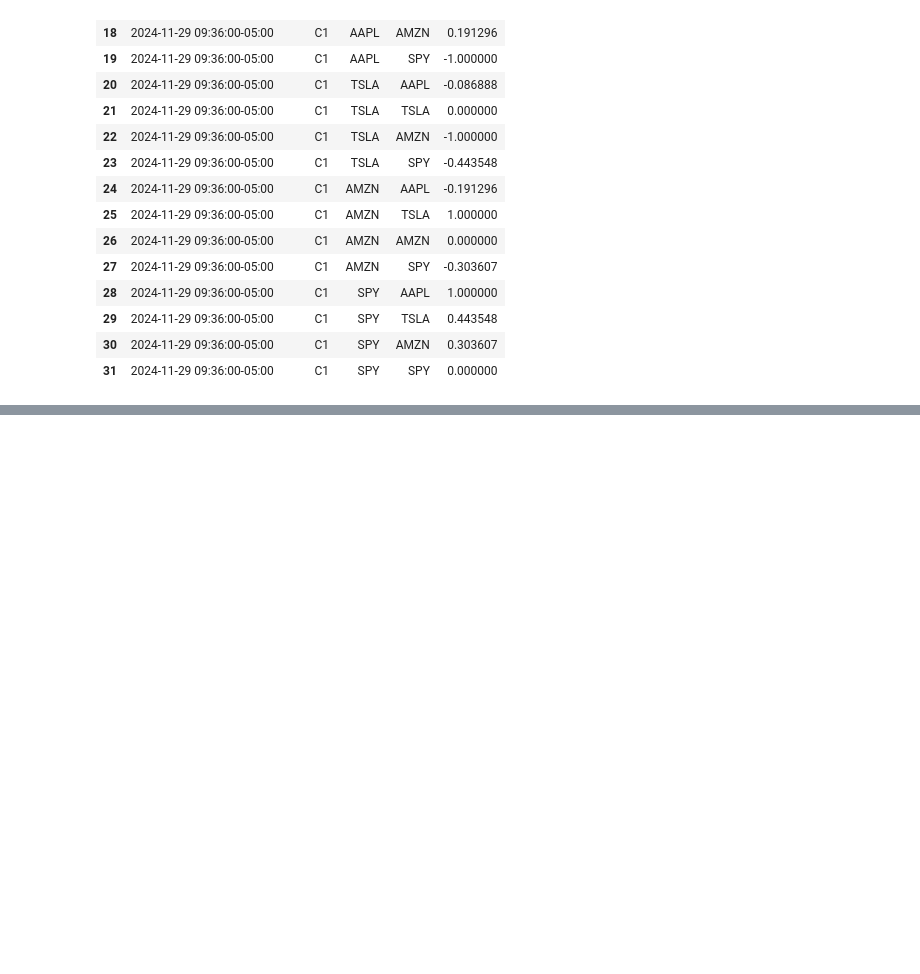
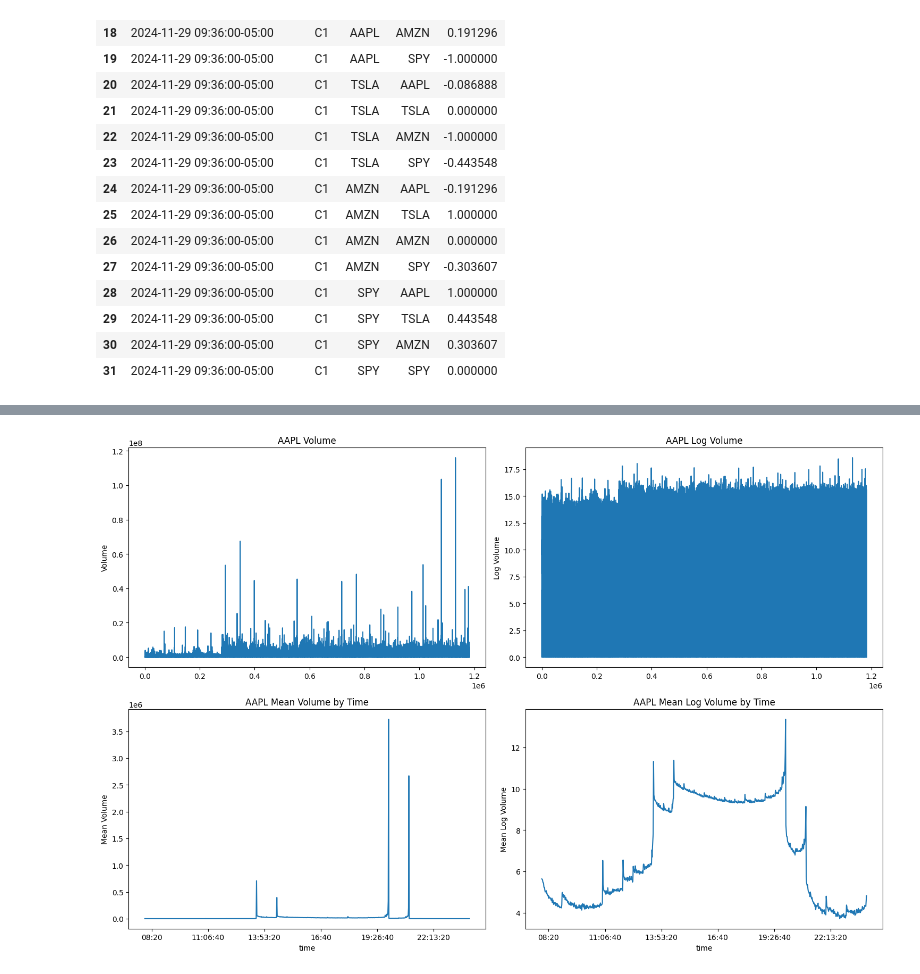
Before and after one commit to evheus/afp_gnn, a Jupyter notebook: notebooks/data_inspection.ipynb, the cells around one changed output, grey strips where cells are left out. Cells and saved outputs as stored; diff of their text form; code cells hidden in the pictures; blank space fills up the shorter version.

```diff
--- a/notebooks/data_inspection.ipynb
+++ b/notebooks/data_inspection.ipynb
@@ -314,0 +356,26 @@ df[df['timestamp'] == '2024-11-29 09:36:00-05:00']
+# %%
+import matplotlib.pyplot as plt
+
+# Import Apple stock data
+aapl = pd.read_parquet(os.path.join(project_root, 'data', 'ohlcv', 'AAPL_ohlcv.parquet'))
+
+# Create a matplotlib grid for the plots
+fig, axs = plt.subplots(2, 2, figsize=(15, 10))
+
+# Plot the volume of Apple stock
+aapl['volume'].plot(ax=axs[0, 0], title='AAPL Volume', ylabel='Volume')
+
+# Plot the log volume of Apple stock
+np.log(aapl['volume']).plot(ax=axs[0, 1], title='AAPL Log Volume', ylabel='Log Volume')
+
+# Plot the mean volume of Apple stock grouped by time
+tmp_aapl = aapl.set_index('timestamp')
+tmp_aapl['volume'].groupby(tmp_aapl.index.time).mean().plot(ax=axs[1, 0], title='AAPL Mean Volume by Time', ylabel='Mean Volume')
+
+# Plot the mean log volume of Apple stock grouped by time
+np.log(tmp_aapl['volume']).groupby(tmp_aapl.index.time).mean().plot(ax=axs[1, 1], title='AAPL Mean Log Volume by Time', ylabel='Mean Log Volume')
+
+plt.tight_layout()
+plt.show()
+# %% [output]
+[figure, added]
```
Also changed, not shown: parts of 5 cells of this notebook, 40 other files.
